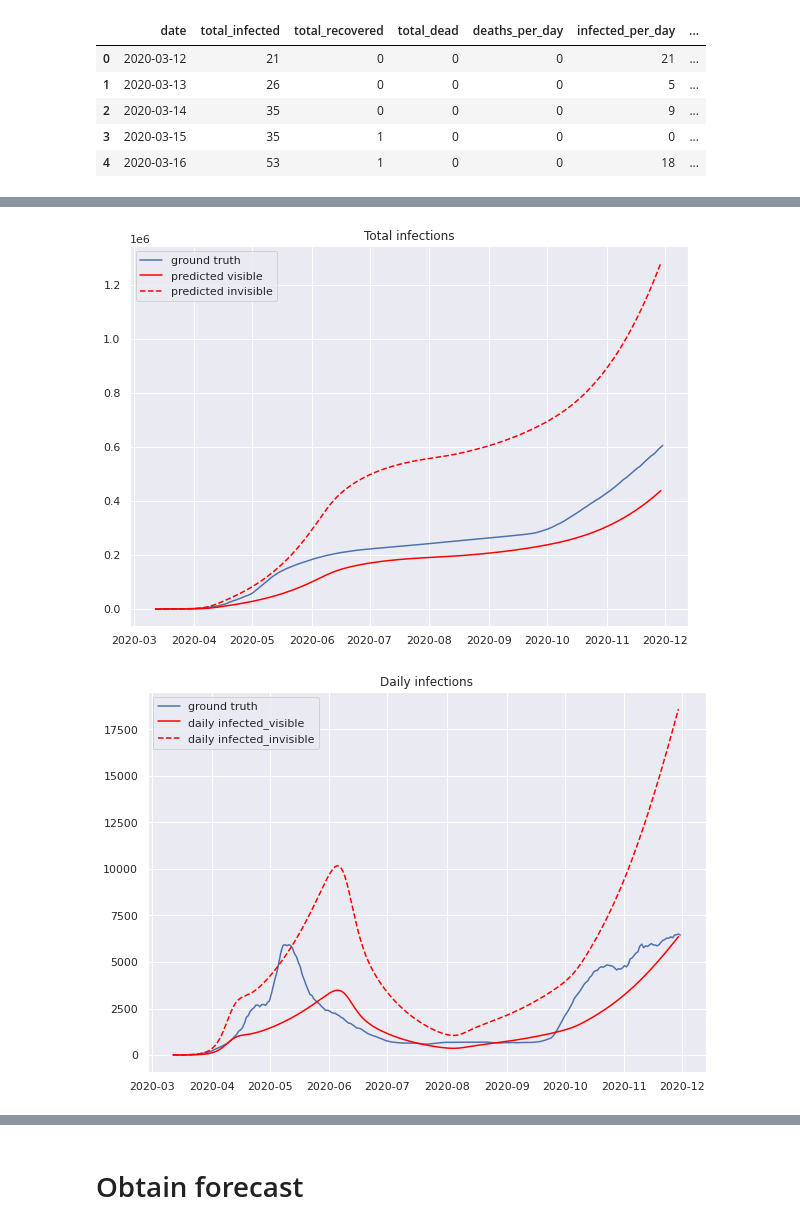
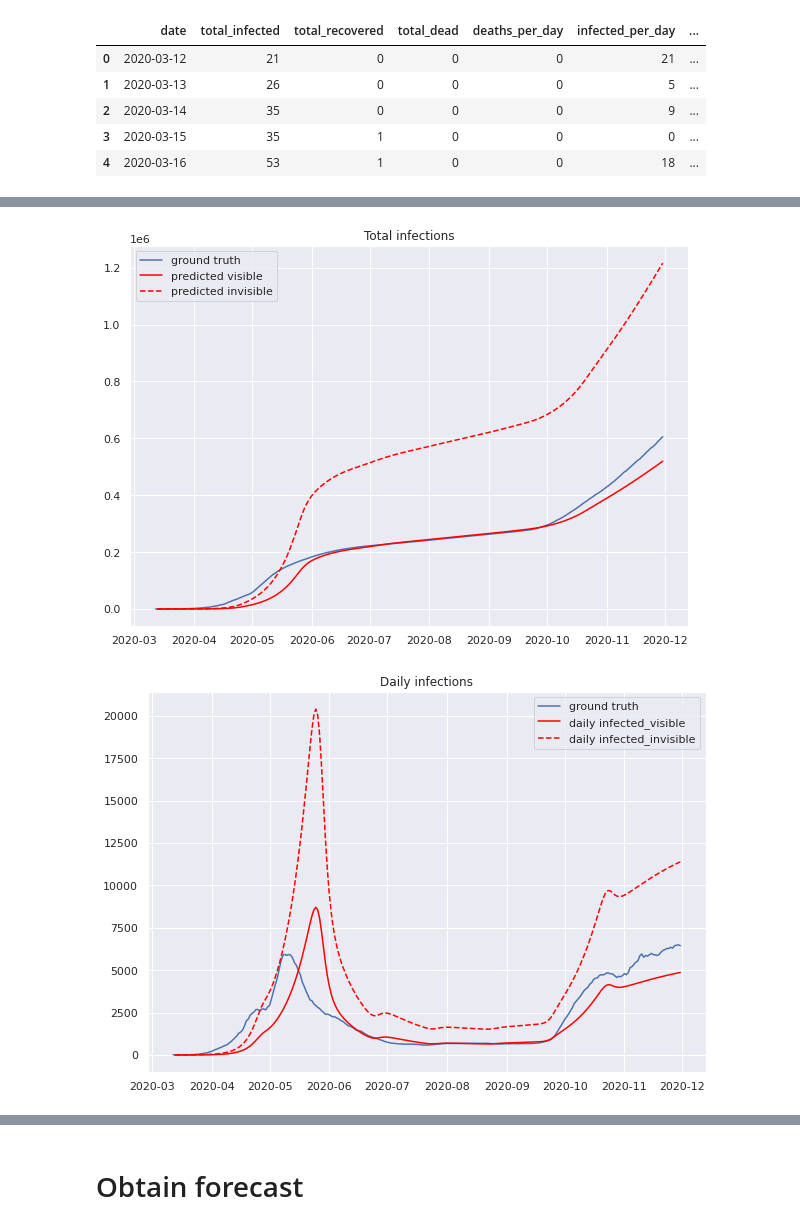
Before and after one commit to btseytlin/covid_peak_sir_modelling, a Jupyter notebook: seir_moscow_hidden.ipynb, the cells around one changed output, grey strips where cells are left out. Cells and saved outputs as stored; diff of their text form; code cells hidden in the pictures.

```diff
--- a/seir_moscow_hidden.ipynb
+++ b/seir_moscow_hidden.ipynb
@@ -64,9 +69,9 @@ train_subset.head()
 stepwize_size = 60
 
 weights = {
-    'I': 0.5,
-    'R': 0.5,
-    'D': 1,
+    'I': 0.25,
+    'R': 0.25,
+    'D': 0.5,
 }
 model = SEIRHidden(stepwise_size=stepwize_size)
 fitter = HiddenCurveFitter(
@@ -147,6 +151,19 @@ train_t = np.arange(len(train_subset))
          new_recovered_invisible,
          new_recovered_visible,
          new_dead_invisible, new_dead_visible) = model.compute_daily_values(S, E, I, Iv, R, Rv, D, Dv)
+# %%
+daily_df = pd.DataFrame(
+    {
+        'date': train_subset.date[1:].values,
+        'new_exposed': new_exposed,
+        'new_infected_invisible': new_infected_invisible,
+        'new_infected_visible': new_infected_visible,
+        'new_recovered_invisible': new_recovered_invisible,
+        'new_recovered_visible': new_recovered_visible,
+        'new_dead_invisible': new_dead_invisible,
+        'new_dead_visible': new_dead_visible
+    },
+    index=train_subset.date[1:])
 # %%
 plt.figure()
 history.rt.plot()
@@ -180,25 +195,24 @@ plt.show()
 # %%
 plt.figure(figsize=(10, 7))
 plt.plot(train_subset.date, train_subset['total_infected'], label='ground truth')
-plt.plot(train_subset.date[:-1], new_infected_visible.cumsum(), label='predicted visible', color='red')
-plt.plot(train_subset.date[:-1], new_infected_invisible.cumsum(), label='predicted invisible', color='red',  linestyle='dashed' )
+plt.plot(daily_df.new_infected_visible.cumsum(), label='predicted visible', color='red')
+plt.plot(daily_df.new_infected_invisible.cumsum(), label='predicted invisible', color='red',  linestyle='dashed' )
 plt.legend()
 plt.title('Total infections')
 plt.show()
 # %% [output]
-[figure, old version]
+[figure, new version]
 # %%
 plt.figure(figsize=(10, 7))
 plt.plot(train_subset.date, train_subset['infected_per_day_ma7'], label='ground truth')
 
-plt.plot(train_subset.date[:-1], new_infected_visible, label='daily infected_visible', color='red')
-
-plt.plot(train_subset.date[:-1], new_infected_invisible, label='daily infected_invisible', color='red', linestyle='dashed')
+plt.plot(daily_df.new_infected_visible, label='daily infected_visible', color='red')
+plt.plot(daily_df.new_infected_invisible, label='daily infected_invisible', color='red', linestyle='dashed')
 plt.legend()
 plt.title('Daily infections')
 plt.show()
 # %% [output]
-[figure, old version]
+[figure, new version]
 # %%
 plt.figure(figsize=(10, 7))
 plt.plot(train_subset.date, train_subset['infected'], label='ground truth')
```
Also changed, not shown: parts of 26 cells of this notebook, 2 other files.
